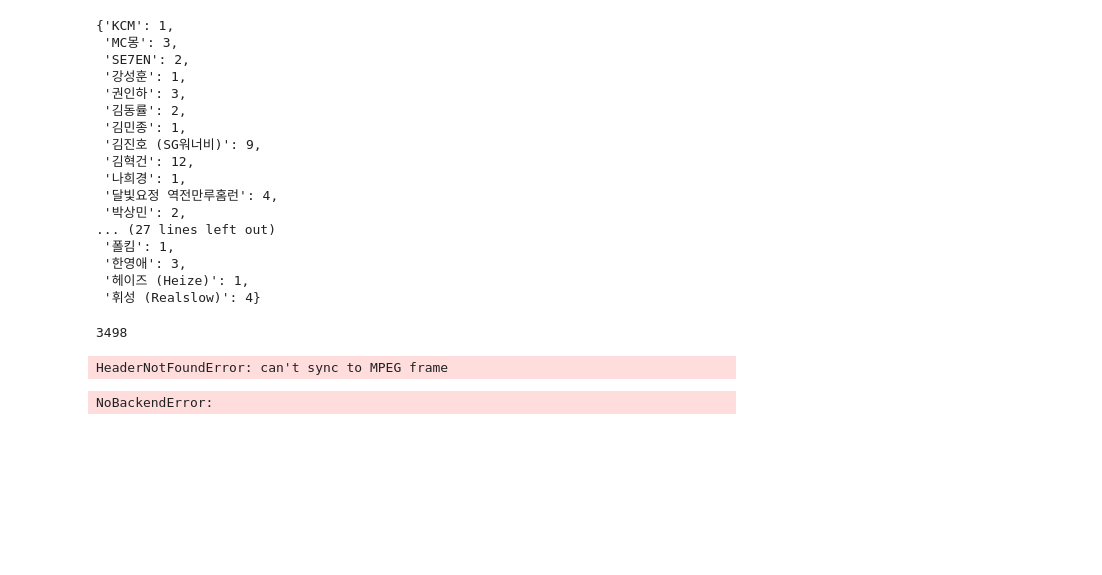
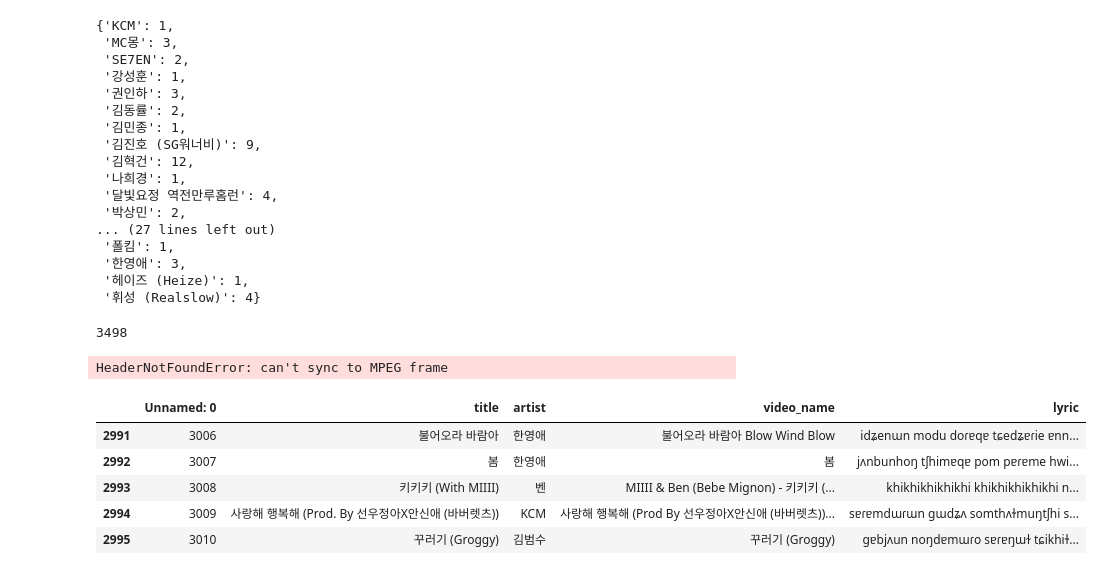
Before and after one commit to Ldoun/DeepSinger, a Jupyter notebook: data_crawling/data_preprocessing.ipynb, the cells around one changed output. Saved outputs shown, nothing was run; the diff lists cells and outputs as text; code cells hidden in the pictures; blank space fills up the shorter version.

```diff
--- a/data_crawling/data_preprocessing.ipynb
+++ b/data_crawling/data_preprocessing.ipynb
@@ -481,7 +481,5 @@ audio = MP3("C:/Users/Lee/Downloads/[가사]버즈4집 나무.mp3")
 HeaderNotFoundError: can't sync to MPEG frame
 # %%
 import librosa
-audio_path = "C:/Users/Lee/Downloads/[가사]버즈4집 나무.mp3"
+audio_path = "C:/Users/Lee/Downloads/accompaniment.wav"
 y,sr = librosa.load(audio_path)
-# %% [output]
-NoBackendError:
@@ -487,0 +597,11 @@ NoBackendError:
+# %%
+import pandas as pd
+data = pd.read_csv('data/live_rm.duet_rm.feat_rm.path_renamed.rm_missmatch.group_singer_rm.ipa.singer_up40.mr_removed.lyrics_alinged.tab_removed.tsv',sep='\t')
+data.tail()
+# %% [output]
+|  | Unnamed: 0 | title | artist | video_name | lyric |
+| 2991 | 3006 | 불어오라 바람아 | 한영애 | 불어오라 바람아 Blow Wind Blow | idʑenɯn modu doɾɐqɐ tɕedʑɐɾie ɐnn... |
+| 2992 | 3007 | 봄 | 한영애 | 봄 | jʌnbunhoŋ tʃhimɐqɐ pom pɐɾɐme hwi... |
+| 2993 | 3008 | 키키키 (With MIIII) | 벤 | MIIII & Ben (Bebe Mignon) - 키키키 (... | khikhikhikhikhi khikhikhikhikhi n... |
+| 2994 | 3009 | 사랑해 행복해 (Prod. By 선우정아X안신애 (바버렛츠)) | KCM | 사랑해 행복해 (Prod By 선우정아X안신애 (바버렛츠))... | sɐɾɐmdɯɾɯn ɡɯdʑʌ somthʌɫmuŋtʃhi s... |
+| 2995 | 3010 | 꾸러기 (Groggy) | 김범수 | 꾸러기 (Groggy) | ɡɐbjʌun noŋdɐmɯɾo sɐɾɐŋɯɫ tɕikhiɫ... |
```
Also changed, not shown: parts of 8 cells of this notebook, 2 other files.
